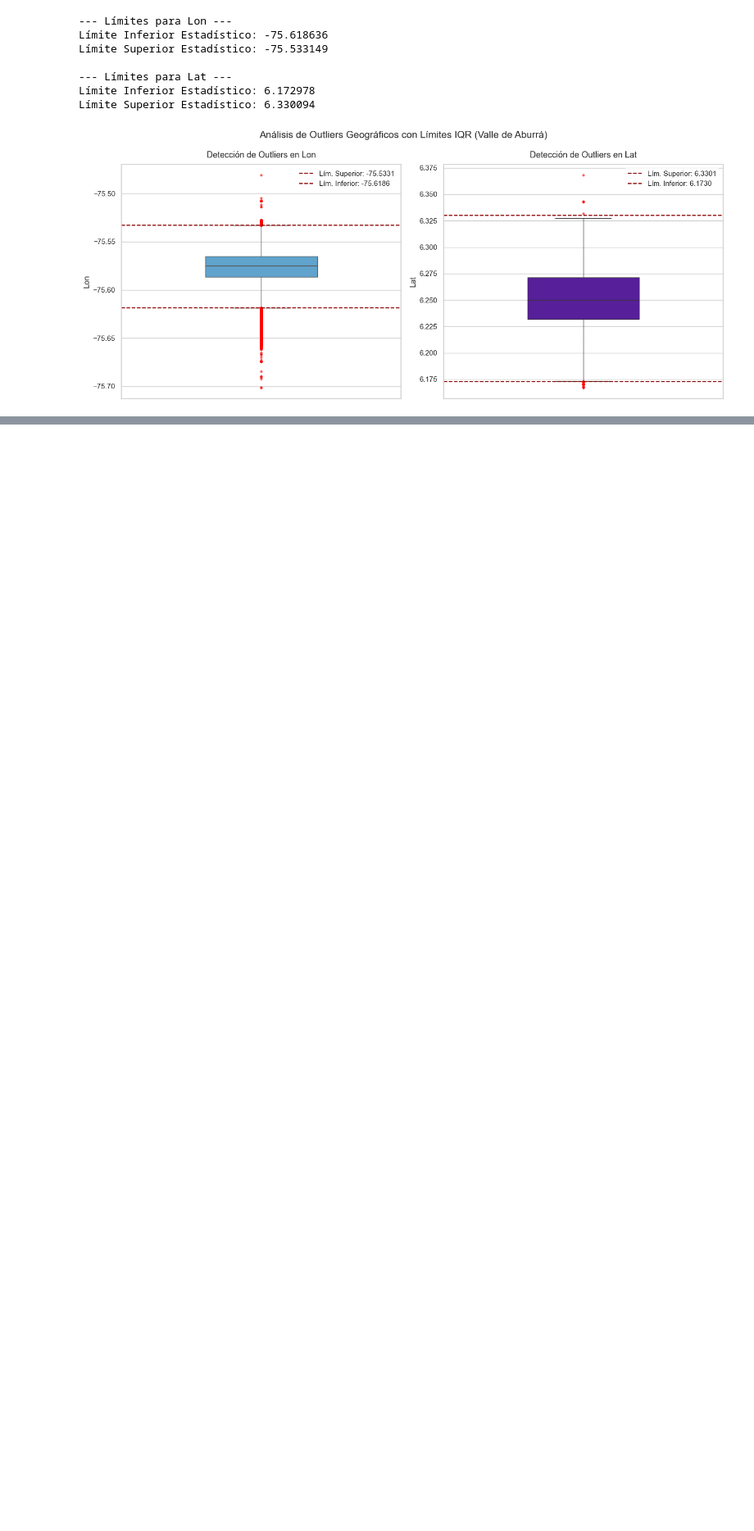
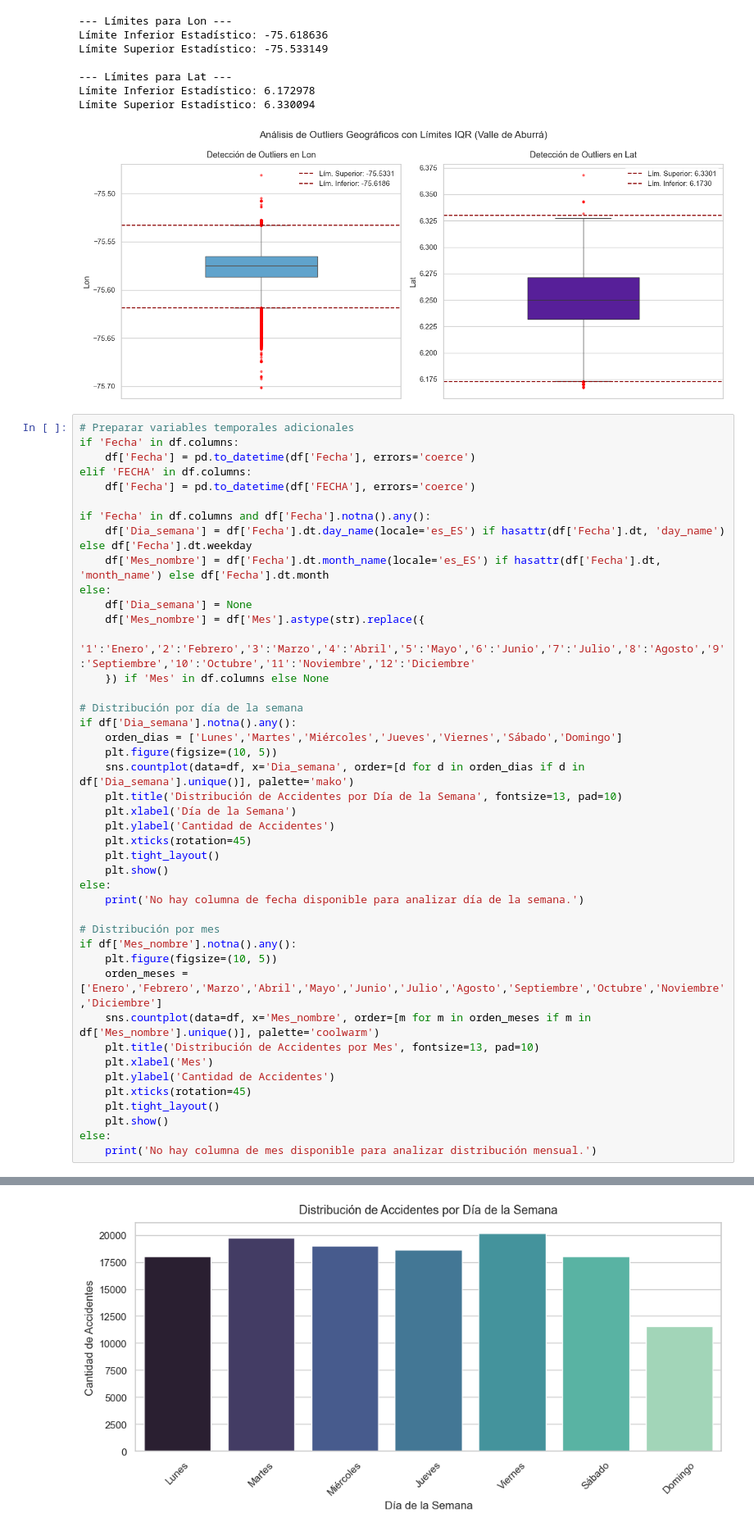
Before and after one commit to juanvilla23/AprendizajeMaquina, a Jupyter notebook: EDA/eda_accidentes_agg.ipynb, the cells around one changed output, grey strips where cells are left out. Shown at 82% size. Saved outputs shown, nothing was run; the diff lists cells and outputs as text; blank space fills up the shorter version.

```diff
--- a/EDA/eda_accidentes_agg.ipynb
+++ b/EDA/eda_accidentes_agg.ipynb
@@ -137,3 +135,47 @@ Límite Superior Estadístico: -75.533149
 Límite Inferior Estadístico: 6.172978
 Límite Superior Estadístico: 6.330094
 [figure]
+# %%
+# Preparar variables temporales adicionales
+if 'Fecha' in df.columns:
+    df['Fecha'] = pd.to_datetime(df['Fecha'], errors='coerce')
+elif 'FECHA' in df.columns:
+    df['Fecha'] = pd.to_datetime(df['FECHA'], errors='coerce')
+
+if 'Fecha' in df.columns and df['Fecha'].notna().any():
+    df['Dia_semana'] = df['Fecha'].dt.day_name(locale='es_ES') if hasattr(df['Fecha'].dt, 'day_name') else df['Fecha'].dt.weekday
+    df['Mes_nombre'] = df['Fecha'].dt.month_name(locale='es_ES') if hasattr(df['Fecha'].dt, 'month_name') else df['Fecha'].dt.month
+else:
+    df['Dia_semana'] = None
+    df['Mes_nombre'] = df['Mes'].astype(str).replace({
+        '1':'Enero','2':'Febrero','3':'Marzo','4':'Abril','5':'Mayo','6':'Junio','7':'Julio','8':'Agosto','9':'Septiembre','10':'Octubre','11':'Noviembre','12':'Diciembre'
+    }) if 'Mes' in df.columns else None
+
+# Distribución por día de la semana
+if df['Dia_semana'].notna().any():
+    orden_dias = ['Lunes','Martes','Miércoles','Jueves','Viernes','Sábado','Domingo']
+    plt.figure(figsize=(10, 5))
+    sns.countplot(data=df, x='Dia_semana', order=[d for d in orden_dias if d in df['Dia_semana'].unique()], palette='mako')
+    plt.title('Distribución de Accidentes por Día de la Semana', fontsize=13, pad=10)
+    plt.xlabel('Día de la Semana')
+    plt.ylabel('Cantidad de Accidentes')
+    plt.xticks(rotation=45)
+    plt.tight_layout()
+    plt.show()
+else:
+    print('No hay columna de fecha disponible para analizar día de la semana.')
+
+# Distribución por mes
+if df['Mes_nombre'].notna().any():
+    plt.figure(figsize=(10, 5))
+    orden_meses = ['Enero','Febrero','Marzo','Abril','Mayo','Junio','Julio','Agosto','Septiembre','Octubre','Noviembre','Diciembre']
+    sns.countplot(data=df, x='Mes_nombre', order=[m for m in orden_meses if m in df['Mes_nombre'].unique()], palette='coolwarm')
+    plt.title('Distribución de Accidentes por Mes', fontsize=13, pad=10)
+    plt.xlabel('Mes')
+    plt.ylabel('Cantidad de Accidentes')
+    plt.xticks(rotation=45)
+    plt.tight_layout()
+    plt.show()
+else:
+    print('No hay columna de mes disponible para analizar distribución mensual.')
+# %% [output]
@@ -139,0 +185 @@ Límite Superior Estadístico: 6.330094
+[figure, added]
```
Also changed, not shown: parts of 4 cells of this notebook, 5 other files.
